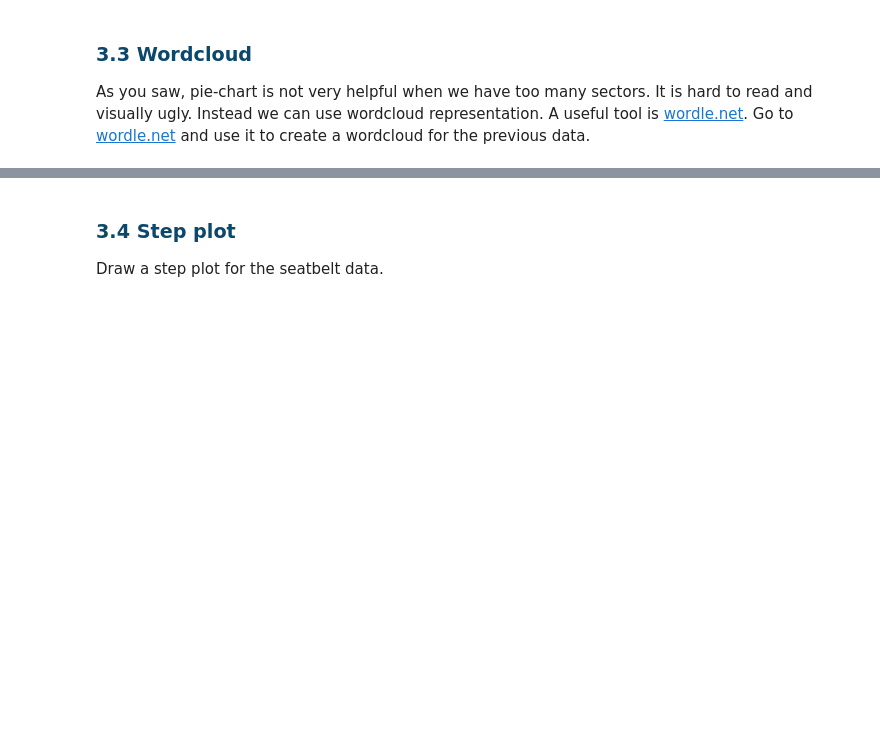
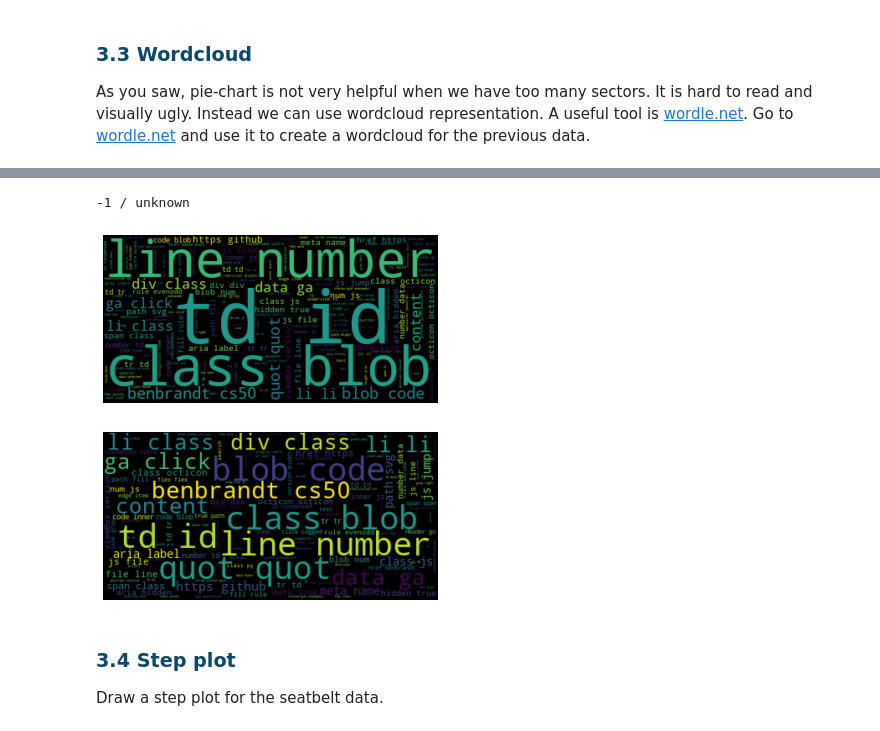
Before and after one commit to tulip-lab/flip00, a Jupyter notebook: F0C-00-ExploratoryDA.ipynb, the cells around one changed output, grey strips where cells are left out. Cells and saved outputs as stored; diff of their text form; code cells hidden in the pictures; blank space fills up the shorter version.

```diff
--- a/F0C-00-ExploratoryDA.ipynb
+++ b/F0C-00-ExploratoryDA.ipynb
@@ -578,34 +729,40 @@ for i in range(len(labels)):
 # %%
 import wget
 
-link_to_data = 'https://github.com/benbrandt/cs50/raw/master/pset5/keys/constitution.txt'
+link_to_data = 'https://github.com/benbrandt/cs50/blob/master/pset5/keys/constitution.txt'
+#link_to_data = 'https://github.com/benbrandt/cs50/raw/master/pset5/keys/constitution.txt'
 DataSet = wget.download(link_to_data)
+# %% [output]
+-1 / unknown
 # %%
 from os import path
 from wordcloud import WordCloud
 
 # Read the whole text.
-text = open('constitution.txt').read()
+text = open('constitution.txt',encoding='gb18030',errors='ignore').read()
 
 # Generate a word cloud image
 wordcloud = WordCloud().generate(text)
 
 # Display the generated image:
 # the matplotlib way:
 import matplotlib.pyplot as plt
 plt.imshow(wordcloud, interpolation='bilinear')
 plt.axis("off")
 
 # lower max_font_size
 wordcloud = WordCloud(max_font_size=40).generate(text)
 plt.figure()
 plt.imshow(wordcloud, interpolation="bilinear")
 plt.axis("off")
 plt.show()
 
 # The pil way (if you don't have matplotlib)
 # image = wordcloud.to_image()
 # image.show()
+# %% [output]
+[figure, added]
+[figure, added]
 # %% [markdown]
 <a id = "stepplot"></a>
 
```
Also changed, not shown: parts of 46 cells of this notebook, 8 other files.
